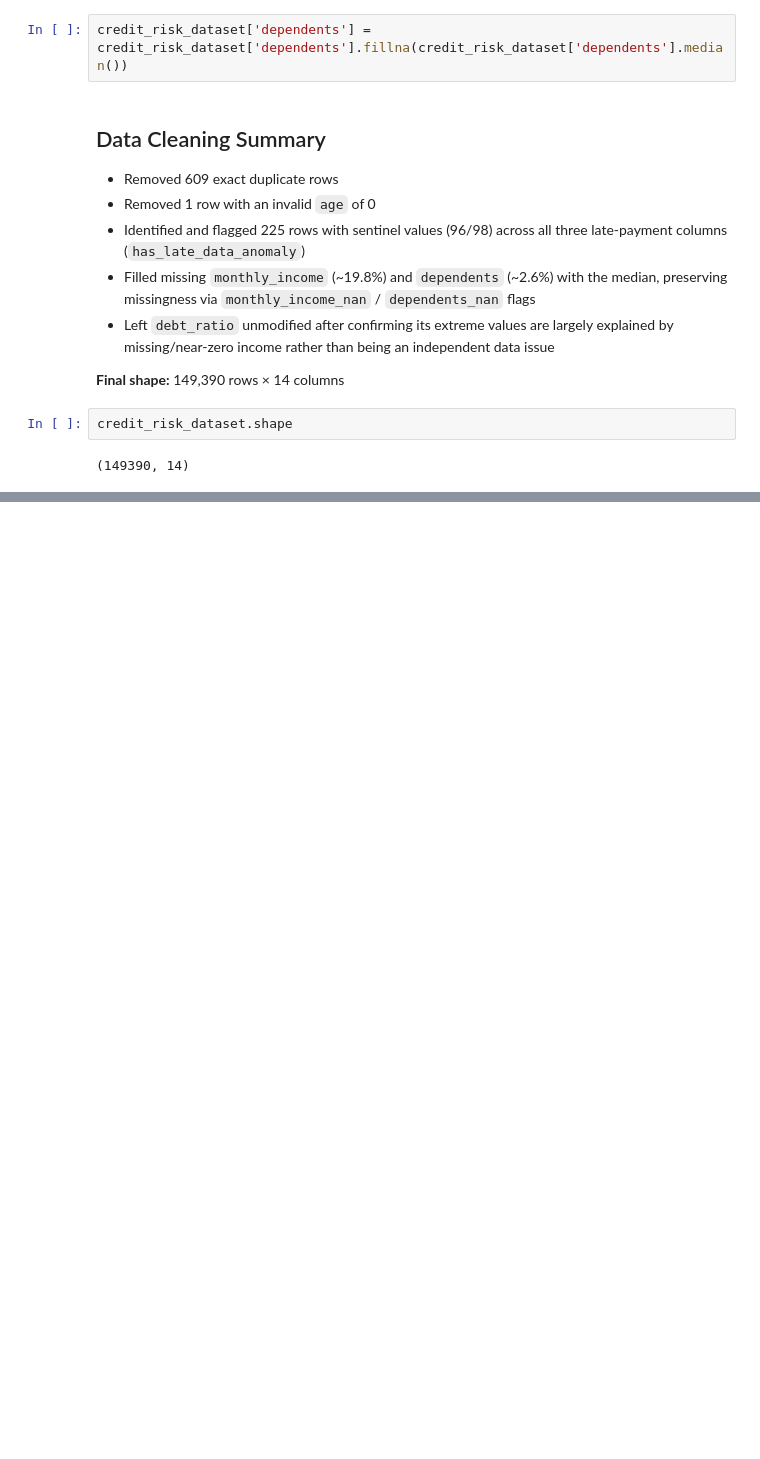
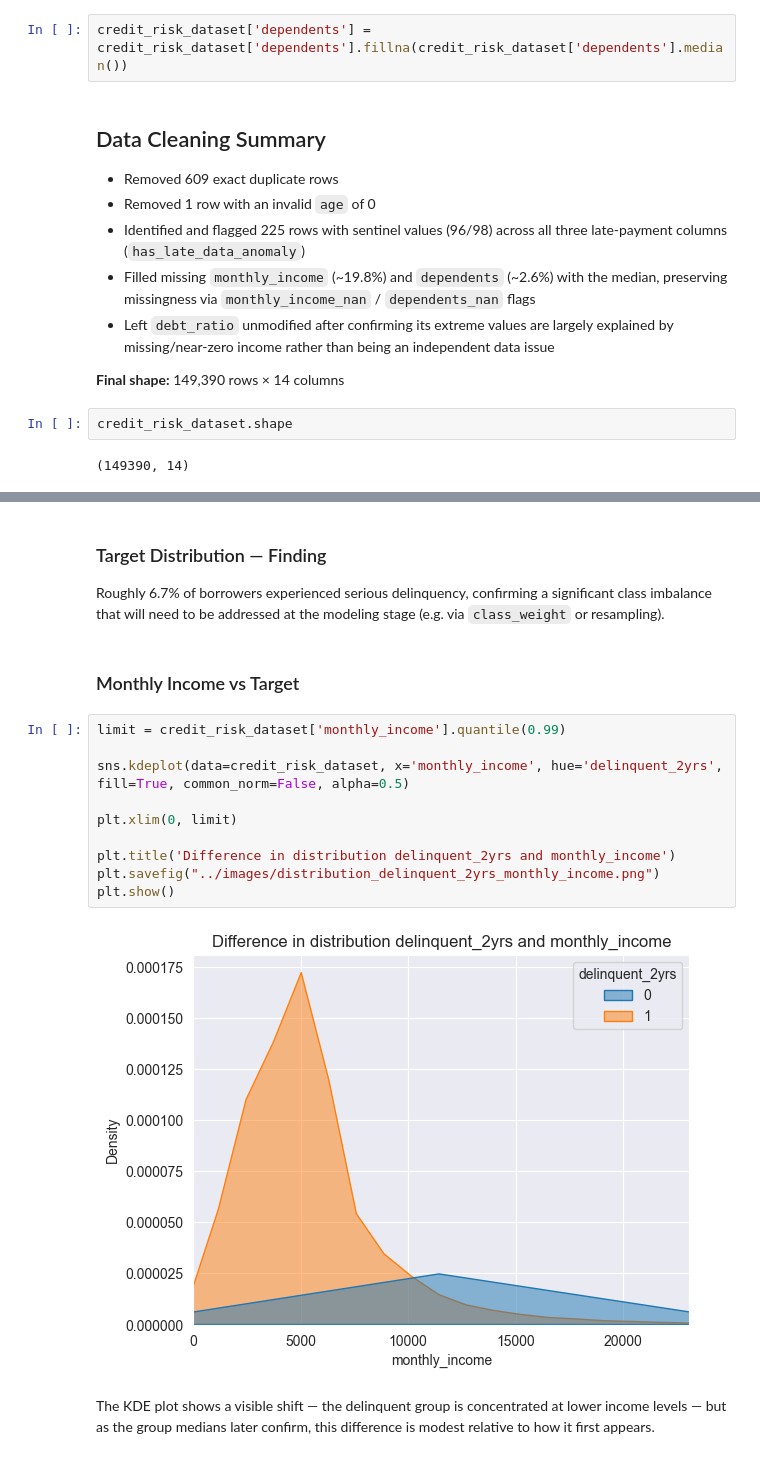
Before and after one commit to Yan-Pasichnyi/credit-risk-analysis, a Jupyter notebook: notebooks/analysis.ipynb, the cells around one changed output, grey strips where cells are left out. Cells and saved outputs as stored; diff of their text form; blank space fills up the shorter version.

```diff
--- a/notebooks/analysis.ipynb
+++ b/notebooks/analysis.ipynb
@@ -231,0 +251,20 @@ credit_risk_dataset.shape
+# %% [markdown]
+### Target Distribution — Finding
+
+Roughly 6.7% of borrowers experienced serious delinquency, confirming a significant class imbalance that will need to be addressed at the modeling stage (e.g. via `class_weight` or resampling).
+# %% [markdown]
+### Monthly Income vs Target
+# %%
+limit = credit_risk_dataset['monthly_income'].quantile(0.99)
+
+sns.kdeplot(data=credit_risk_dataset, x='monthly_income', hue='delinquent_2yrs', fill=True, common_norm=False, alpha=0.5)
+
+plt.xlim(0, limit)
+
+plt.title('Difference in distribution delinquent_2yrs and monthly_income')
+plt.savefig("../images/distribution_delinquent_2yrs_monthly_income.png")
+plt.show()
+# %% [output]
+[figure, added]
+# %% [markdown]
+The KDE plot shows a visible shift — the delinquent group is concentrated at lower income levels — but as the group medians later confirm, this difference is modest relative to how it first appears.
```
Also changed, not shown: parts of 23 cells of this notebook, 9 other files.
